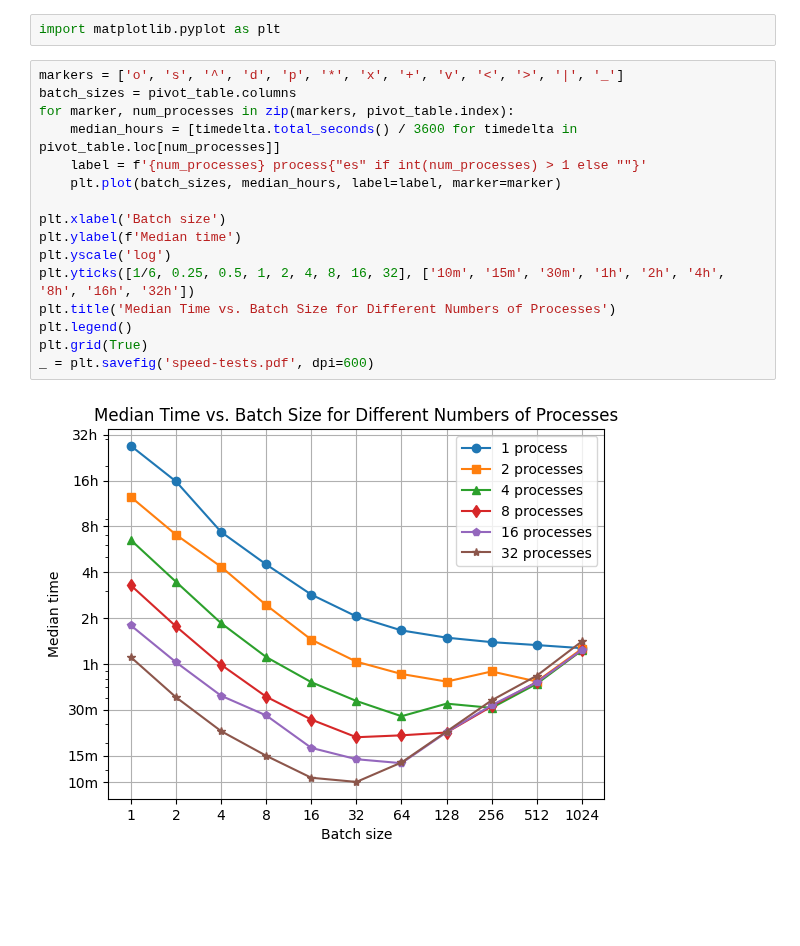
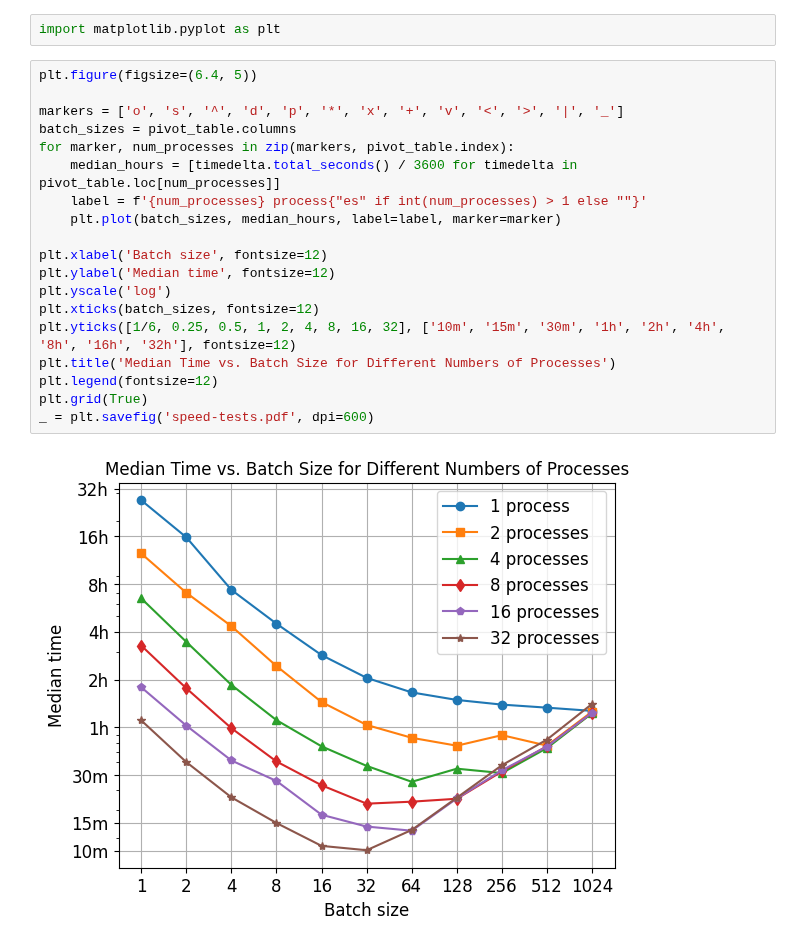
Before and after one commit to Witiko/markdown, a Jupyter notebook: experiments/2023-10-12-test-batching/speed-tests.ipynb, the cells around one changed output. Saved outputs shown, nothing was run; the diff lists cells and outputs as text; blank space fills up the shorter version.

Commit message:
Increase type size and figure height in `speed-tests.ipynb`

```diff
--- a/experiments/2023-10-12-test-batching/speed-tests.ipynb
+++ b/experiments/2023-10-12-test-batching/speed-tests.ipynb
@@ -134,20 +134,23 @@ Finally, we will plot the wall times for the different sets of parameters.
 # %%
 import matplotlib.pyplot as plt
 # %%
+plt.figure(figsize=(6.4, 5))
+
 markers = ['o', 's', '^', 'd', 'p', '*', 'x', '+', 'v', '<', '>', '|', '_']
 batch_sizes = pivot_table.columns
 for marker, num_processes in zip(markers, pivot_table.index):
     median_hours = [timedelta.total_seconds() / 3600 for timedelta in pivot_table.loc[num_processes]]
     label = f'{num_processes} process{"es" if int(num_processes) > 1 else ""}'
     plt.plot(batch_sizes, median_hours, label=label, marker=marker)
 
-plt.xlabel('Batch size')
-plt.ylabel(f'Median time')
+plt.xlabel('Batch size', fontsize=12)
+plt.ylabel('Median time', fontsize=12)
 plt.yscale('log')
-plt.yticks([1/6, 0.25, 0.5, 1, 2, 4, 8, 16, 32], ['10m', '15m', '30m', '1h', '2h', '4h', '8h', '16h', '32h'])
+plt.xticks(batch_sizes, fontsize=12)
+plt.yticks([1/6, 0.25, 0.5, 1, 2, 4, 8, 16, 32], ['10m', '15m', '30m', '1h', '2h', '4h', '8h', '16h', '32h'], fontsize=12)
 plt.title('Median Time vs. Batch Size for Different Numbers of Processes')
-plt.legend()
+plt.legend(fontsize=12)
 plt.grid(True)
 _ = plt.savefig('speed-tests.pdf', dpi=600)
 # %% [output]
-[figure, old version]
+[figure, new version]
```
Also changed, not shown: 2 other files.
